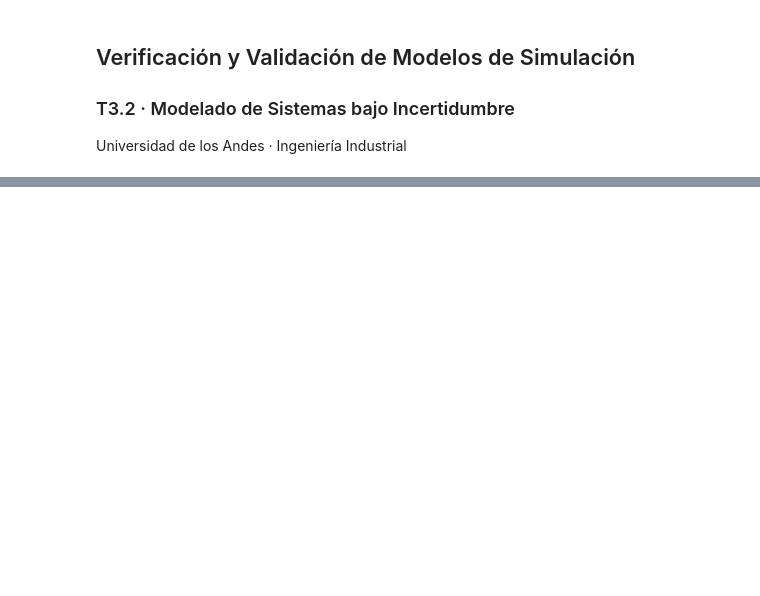
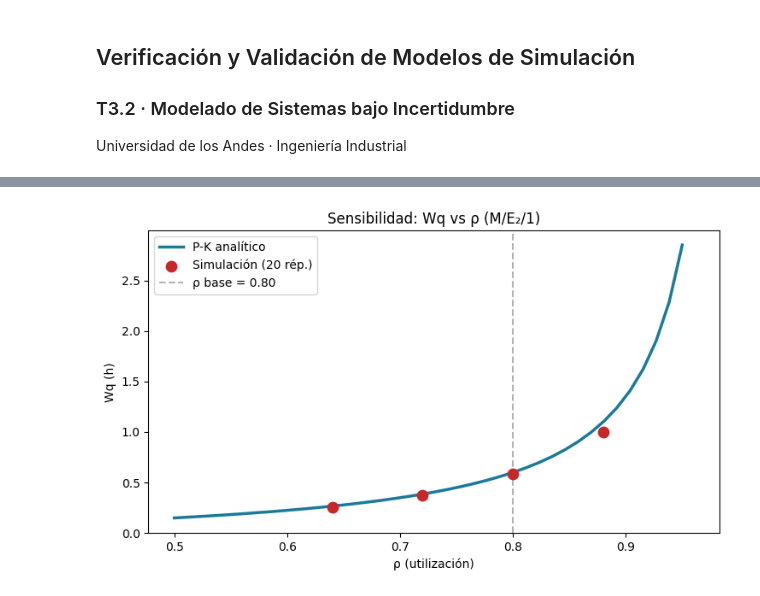
Before and after one commit to PozosT/MoBI, a Jupyter notebook: Codigos/pres_T3.2_VV.ipynb, the cells around one changed output, grey strips where cells are left out. Saved outputs shown, nothing was run; the diff lists cells and outputs as text; code cells hidden in the pictures; blank space fills up the shorter version.

```diff
--- a/Codigos/pres_T3.2_VV.ipynb
+++ b/Codigos/pres_T3.2_VV.ipynb
@@ -113,0 +143,10 @@ print(f'Wq = {result_deg["Wq"]:.4f} (debe ser ≈0) ✓')
+# %%
+print('═══ VERIFICACIÓN 4 · TRÁFICO EXTREMO (ρ → 1) ═══')
+print(f'{"λ":>5} {"ρ":>6} {"Wq teórico":>12} {"Wq simulado":>14}')
+print('-'*42)
+for lam_v in [1, 2, 3, 4, 4.5]:
+    rho = lam_v/mu
+    Wq_teo = rho/(mu*(1-rho)) if rho < 1 else float('inf')
+    Wq_sim = mm1_con_traza(lam_v, mu, T=4000, seed=11)['Wq']
+    print(f'{lam_v:>5.1f} {rho:>6.2f} {Wq_teo:>12.3f} {Wq_sim:>14.3f}')
+print('\n→ Wq crece monótonamente con ρ y se dispara cerca de 1: dirección correcta ✓')
@@ -309,0 +365,16 @@ print('✓ Modelo verificado y validado. Listo para análisis avanzados.')
+# %%
+print('═══ SENSIBILIDAD ANTE λ (±20%) ═══')
+print(f'{"λ":>6} {"ρ":>6} {"Wq P-K":>10} {"Wq sim":>10} {"|Δrel|":>8}')
+print('-'*46)
+sens = []
+for factor in [0.8, 0.9, 1.0, 1.1, 1.2]:
+    lam_v = lam_m * factor
+    rho_v = lam_v * ES
+    Wq_v = lam_v * ES2 / (2*(1-rho_v))
+    Wq_sim_v = np.mean([me2_1(lam_v, mu_f, T=1500, seed=3000+j) for j in range(20)])
+    err = abs(Wq_sim_v - Wq_v) / Wq_v * 100
+    sens.append((lam_v, rho_v, Wq_v, Wq_sim_v))
+    flag = ' (base)' if factor == 1.0 else ''
+    print(f'{lam_v:>6.2f} {rho_v:>6.2f} {Wq_v:>10.3f} {Wq_sim_v:>10.3f} {err:>7.1f}%{flag}')
+
+print('\n→ Wq simulado crece monótonamente con λ y reproduce la no-linealidad de la P-K.')
@@ -309,0 +392,16 @@ print('✓ Modelo verificado y validado. Listo para análisis avanzados.')
+# %%
+rho_range = np.linspace(0.5, 0.95, 40)
+Wq_curve = [(r/ES)*ES2/(2*(1-r)) for r in rho_range]
+rho_pts = np.array([s[1] for s in sens])
+Wq_sim_pts = np.array([s[3] for s in sens])
+
+fig, ax = plt.subplots(figsize=(7.5, 4.5))
+ax.plot(rho_range, Wq_curve, color='#1A7A9A', lw=2.5, label='P-K analítico')
+ax.scatter(rho_pts, Wq_sim_pts, color='#C62828', s=80, zorder=5, label='Simulación (20 rép.)')
+ax.axvline(0.80, ls='--', color='gray', alpha=0.6, label='ρ base = 0.80')
+ax.set_xlabel('ρ (utilización)'); ax.set_ylabel('Wq (h)')
+ax.set_title('Sensibilidad: Wq vs ρ (M/E₂/1)')
+ax.legend(); ax.set_ylim(0, max(Wq_curve)*1.05)
+plt.tight_layout(); plt.show()
+# %% [output]
+[figure, added]
```
Also changed, not shown: parts of 27 cells of this notebook, 5 other files.
